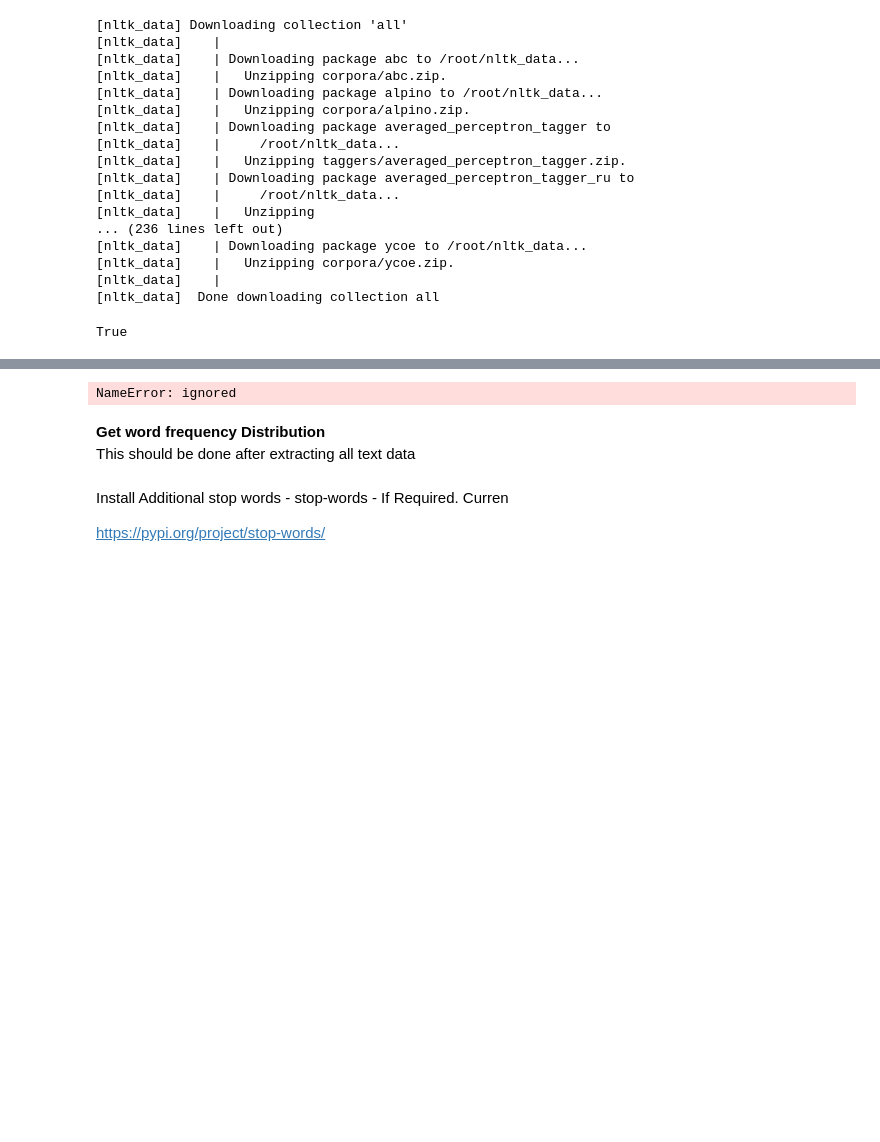
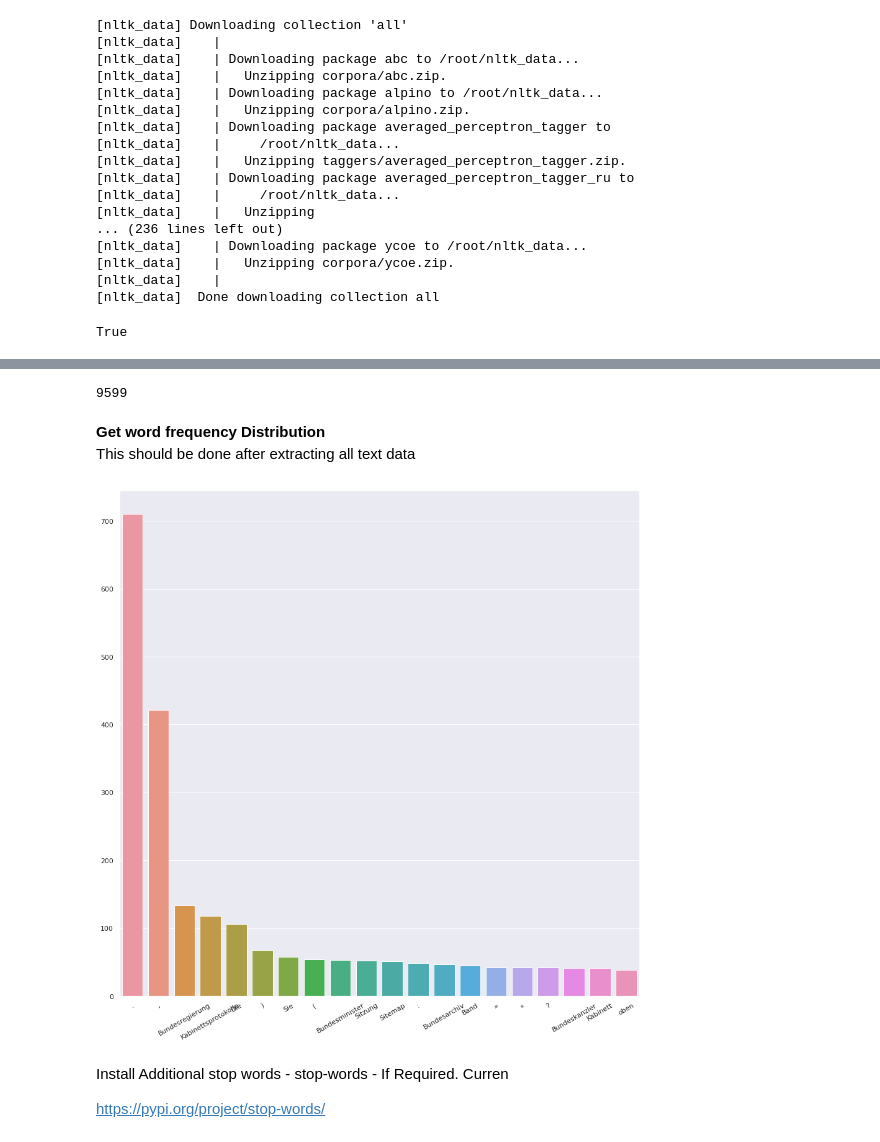
Before and after one commit to dilipprasad/Dissertation, a Jupyter notebook: NLP_Processor.ipynb, the cells around one changed output, grey strips where cells are left out. Drawn from its saved outputs; the diff is of its cells as text; code cells hidden in the pictures; blank space fills up the shorter version.

```diff
--- a/NLP_Processor.ipynb
+++ b/NLP_Processor.ipynb
@@ -228,0 +534,9 @@ True
+# %%
+wordWithoutStopWord = [] #For Frequency Distribution chart- collect all words
+def GetScentenceWithoutStopWords(tokWords):
+  actualWords = [] #without stopwords
+  for i in range(len(tokWords)):
+    if tokWords[i] not in sw:
+        actualWords.append( tokWords[i] )
+        wordWithoutStopWord.append(tokWords[i])
+  return JoinArray(actualWords) #return only the scentence
@@ -229,11 +570,13 @@ True
+# %%
+len(wordWithoutStopWord)
+# %% [output]
+9599
 # %%
-#Tokenize the Words
-from nltk.tokenize import RegexpTokenizer
+# #Tokenize the Words
+# from nltk.tokenize import RegexpTokenizer
 
-# Create tokenizer
-tokenizer = RegexpTokenizer('\w+')
+# # Create tokenizer
+# tokenizer = RegexpTokenizer('\w+')
 
-tokens = tokenizer.tokenize(pagetext)
-tokens[:8]
+# tokens = tokenizer.tokenize(pagetext)
+# tokens[:8]
-# %% [output]
-NameError: ignored
@@ -273,18 +583,13 @@ words_ns[:5]
 # %% [markdown]
 **Get word frequency Distribution** <br/>
 This should be done after extracting all text data
-# %%
-#Get Word Frequency Distribution
-import matplotlib.pyplot as plt
-import seaborn as sns
-
-#Display Inline chart
-%matplotlib inline
-sns.set()
-
-#Create freq distribution
-freqdist1 =  nltk.FreqDist(words_ns)
-freqdist1.plot(25)
+# %%
+#Get Word Frequency Distribution -For with stop words removed
+#Displaying top 20
+
+PerformFrequencyDistribution(wordWithoutStopWord)
+# %% [output]
+[figure, added]
 # %%
 #Chunking of Data
 
```
Also changed, not shown: parts of 39 cells of this notebook.
